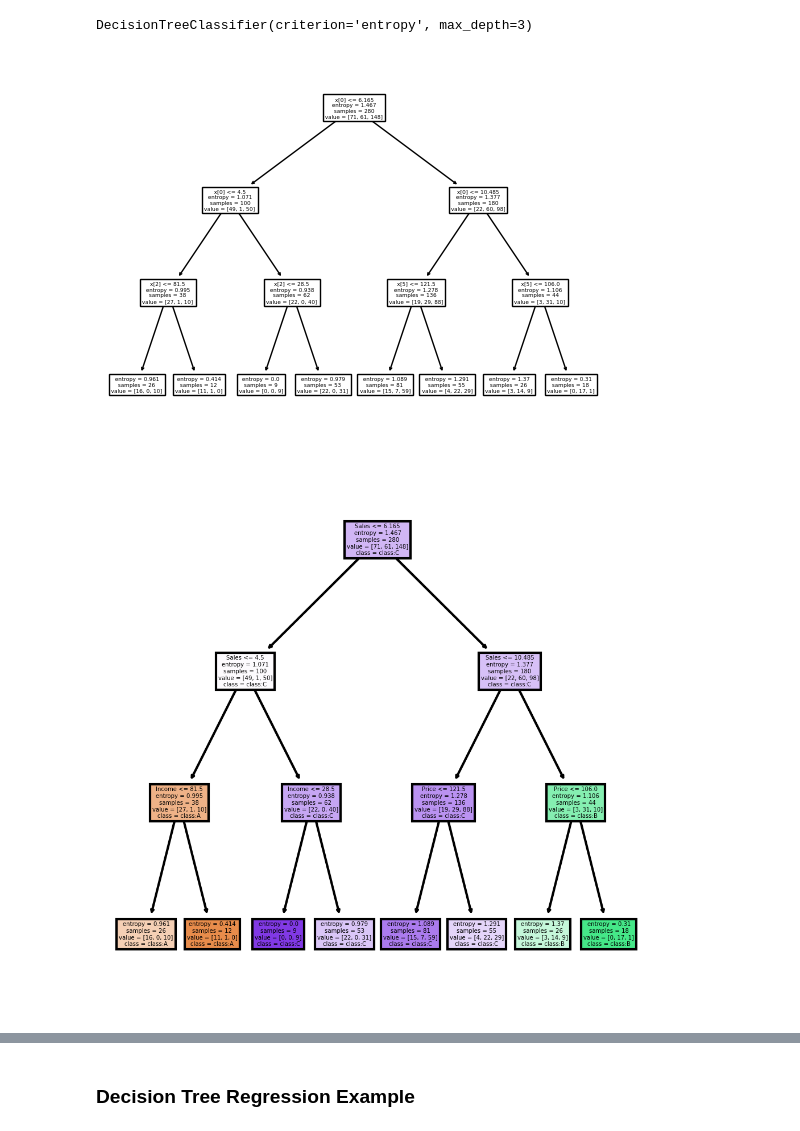
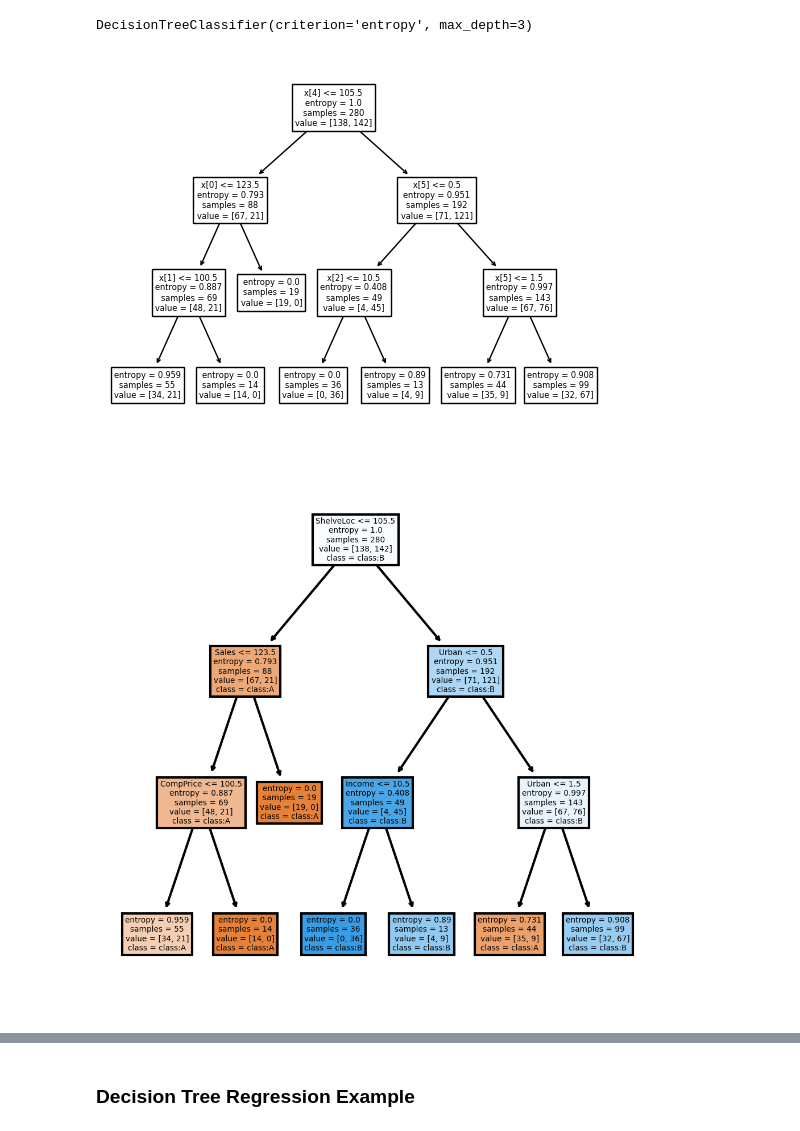
Before and after one commit to sr00000000786/Assignments, a Jupyter notebook: Decision Trees/Notebook file/assignment_14_DS_company_data.ipynb, the cells around one changed output, grey strips where cells are left out. Saved outputs shown, nothing was run; the diff lists cells and outputs as text; code cells hidden in the pictures.

```diff
--- a/Decision Trees/Notebook file/assignment_14_DS_company_data.ipynb
+++ b/Decision Trees/Notebook file/assignment_14_DS_company_data.ipynb
@@ -141,0 +136,3 @@ pd.set_option("display.max_rows", None)
+# %%
+company_data["company_range"] = ["low" if value <= 7.49 else "high" for value in company_data["Sales"]]
+company_data.head()
@@ -142,3 +146,6 @@ pd.set_option("display.max_rows", None)
+# %%
+x = company_data.drop(['company_range','Sales'], axis =1)
+y = company_data['company_range']
 # %%
 x
 # %% [output]
@@ -222,17 +199,17 @@ DecisionTreeClassifier(criterion='entropy', max_depth=3)
 #Plot the decision tree
 tree.plot_tree(model);
 # %% [output]
-[figure, old version]
+[figure, new version]
 # %%
-fn=['Sales','CompPrice','Income','Advertising','Population','Price']
+fn=['Sales','CompPrice','Income','Advertising','ShelveLoc','Urban','US','Price','Age','Population']
 cn=['class:A', 'class:B', 'class:C']
 fig, axes = plt.subplots(nrows = 1,ncols = 1,figsize = (4,4), dpi=300)
 tree.plot_tree(model,
                feature_names = fn,
                class_names=cn,
                filled = True);
 # %% [output]
-[figure, old version]
+[figure, new version]
 # %%
 text = tree.export_text(model,max_depth=3)
 print(text)
```
Also changed, not shown: parts of 19 cells of this notebook, 10 other files.
